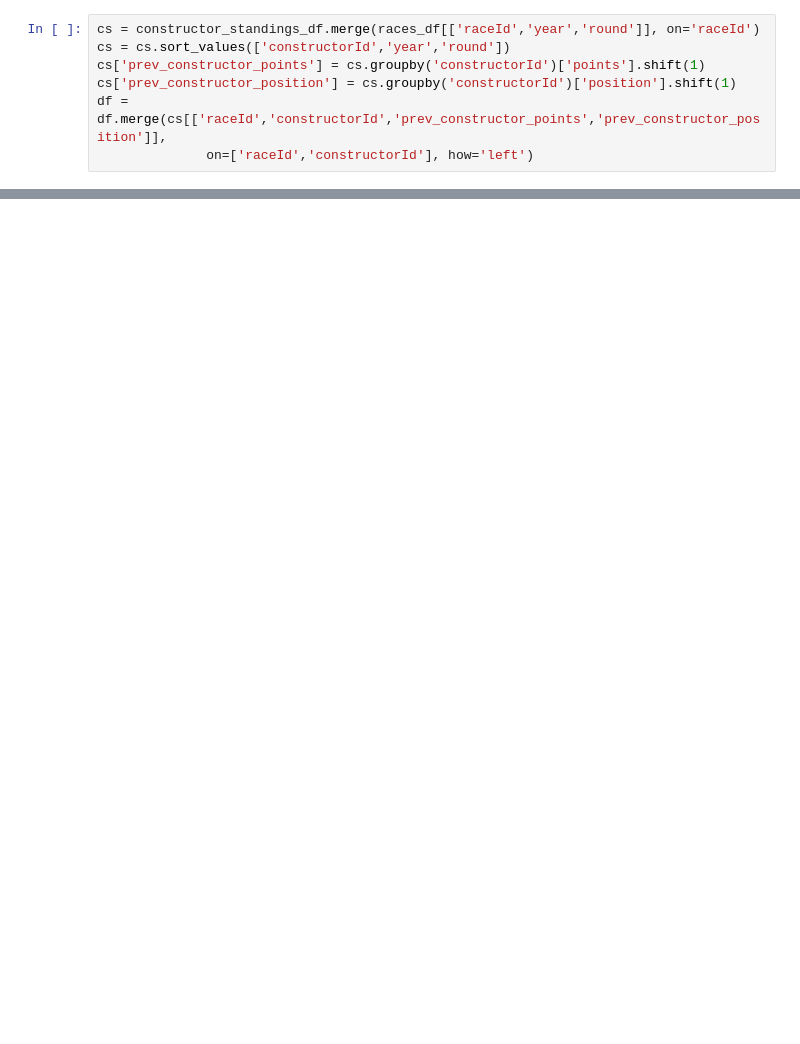
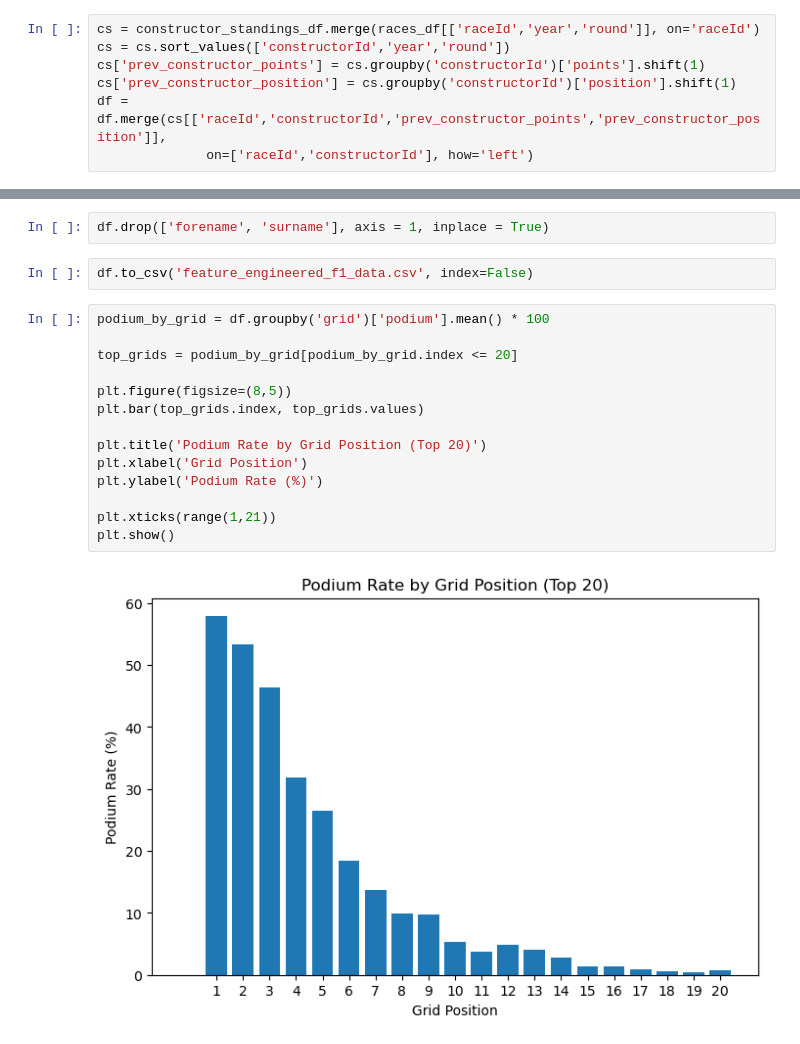
Before and after one commit to harivarshan18/CSE572_GroupProject, a Jupyter notebook: f1.ipynb, the cells around one changed output, grey strips where cells are left out. Saved outputs shown, nothing was run; the diff lists cells and outputs as text; blank space fills up the shorter version.

```diff
--- a/f1.ipynb
+++ b/f1.ipynb
@@ -266,0 +303,20 @@ SyntaxError: invalid syntax (3666442560.py, line 1)
+# %%
+df.drop(['forename', 'surname'], axis = 1, inplace = True)
+# %%
+df.to_csv('feature_engineered_f1_data.csv', index=False)
+# %%
+podium_by_grid = df.groupby('grid')['podium'].mean() * 100
+
+top_grids = podium_by_grid[podium_by_grid.index <= 20]
+
+plt.figure(figsize=(8,5))
+plt.bar(top_grids.index, top_grids.values)
+
+plt.title('Podium Rate by Grid Position (Top 20)')
+plt.xlabel('Grid Position')
+plt.ylabel('Podium Rate (%)')
+
+plt.xticks(range(1,21))
+plt.show()
+# %% [output]
+[figure, added]
```
Also changed, not shown: parts of 48 cells of this notebook, 9 other files.
